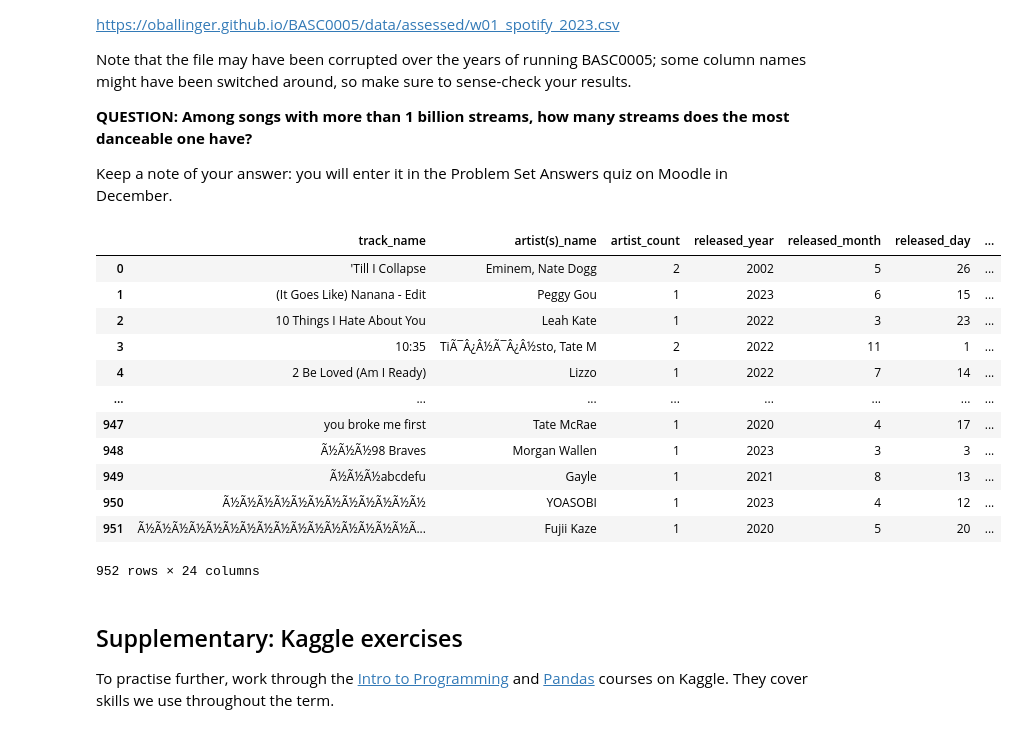
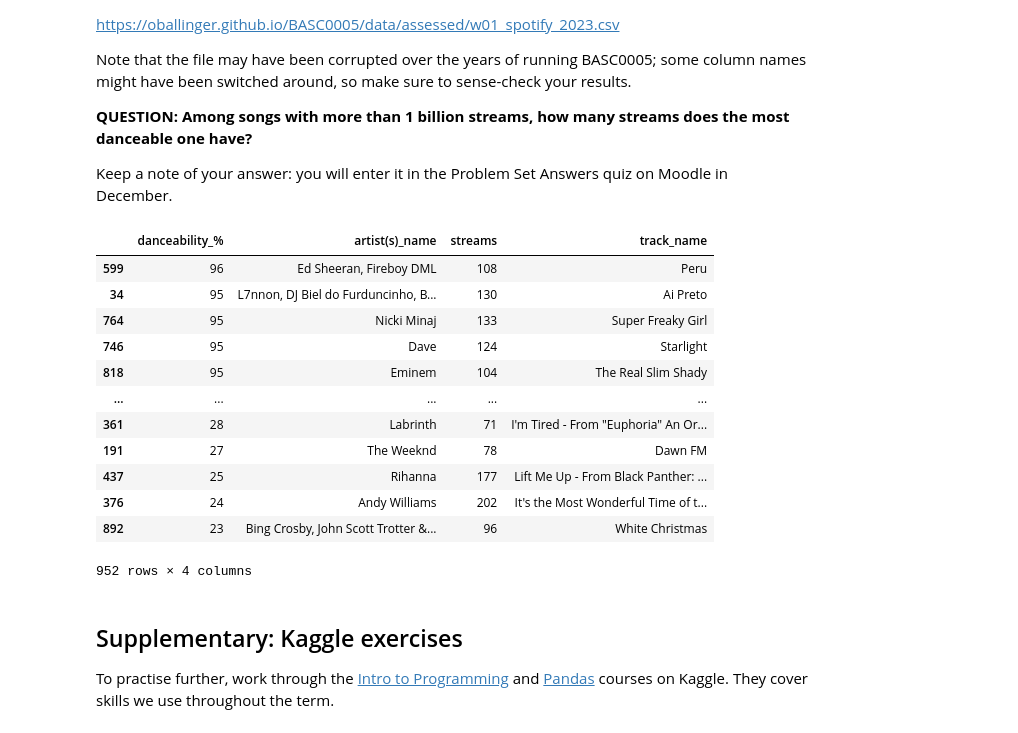
Before and after one commit to AlexiaNabok28/QM2, a Jupyter notebook: notebooks/W01. Python Recap.ipynb, the cells around one changed output. Drawn from its saved outputs; the diff is of its cells as text; code cells hidden in the pictures.

```diff
--- a/notebooks/W01. Python Recap.ipynb
+++ b/notebooks/W01. Python Recap.ipynb
@@ -335,22 +335,24 @@ Keep a note of your answer: you will enter it in the Problem Set Answers quiz on
 # %%
 Spotify = pd.read_csv("https://oballinger.github.io/BASC0005/data/assessed/w01_spotify_2023.csv")
 Spotify
 
-spotify
+
+Spotify[["danceability_%","artist(s)_name","streams","track_name"]].sort_values(by="danceability_%", ascending=False)
+#The most danceable song (danceability= 96%) Peru by Ed Sheeran, Fireboy DML has 108 Billion streams
 # %% [output]
-|  | track_name | artist(s)_name | artist_count | released_year | released_month | released_day | ... |
-| 0 | 'Till I Collapse | Eminem, Nate Dogg | 2 | 2002 | 5 | 26 | ... |
-| 1 | (It Goes Like) Nanana - Edit | Peggy Gou | 1 | 2023 | 6 | 15 | ... |
-| 2 | 10 Things I Hate About You | Leah Kate | 1 | 2022 | 3 | 23 | ... |
-| 3 | 10:35 | TiÃ¯Â¿Â½Ã¯Â¿Â½sto, Tate M | 2 | 2022 | 11 | 1 | ... |
-| 4 | 2 Be Loved (Am I Ready) | Lizzo | 1 | 2022 | 7 | 14 | ... |
-| ... | ... | ... | ... | ... | ... | ... | ... |
-| 947 | you broke me first | Tate McRae | 1 | 2020 | 4 | 17 | ... |
-| 948 | Ã½Ã½Ã½98 Braves | Morgan Wallen | 1 | 2023 | 3 | 3 | ... |
-| 949 | Ã½Ã½Ã½abcdefu | Gayle | 1 | 2021 | 8 | 13 | ... |
-| 950 | Ã½Ã½Ã½Ã½Ã½Ã½Ã½Ã½Ã½Ã½Ã½Ã½ | YOASOBI | 1 | 2023 | 4 | 12 | ... |
-| 951 | Ã½Ã½Ã½Ã½Ã½Ã½Ã½Ã½Ã½Ã½Ã½Ã½Ã½Ã½Ã½Ã½Ã... | Fujii Kaze | 1 | 2020 | 5 | 20 | ... |
+|  | danceability_% | artist(s)_name | streams | track_name |
+| 599 | 96 | Ed Sheeran, Fireboy DML | 108 | Peru |
+| 34 | 95 | L7nnon, DJ Biel do Furduncinho, B... | 130 | Ai Preto |
+| 764 | 95 | Nicki Minaj | 133 | Super Freaky Girl |
+| 746 | 95 | Dave | 124 | Starlight |
+| 818 | 95 | Eminem | 104 | The Real Slim Shady |
+| ... | ... | ... | ... | ... |
+| 361 | 28 | Labrinth | 71 | I'm Tired - From "Euphoria" An Or... |
+| 191 | 27 | The Weeknd | 78 | Dawn FM |
+| 437 | 25 | Rihanna | 177 | Lift Me Up - From Black Panther: ... |
+| 376 | 24 | Andy Williams | 202 | It's the Most Wonderful Time of t... |
+| 892 | 23 | Bing Crosby, John Scott Trotter &... | 96 | White Christmas |
-952 rows × 24 columns
+952 rows × 4 columns
 # %% [markdown]
 ## Supplementary: Kaggle exercises
 
```
